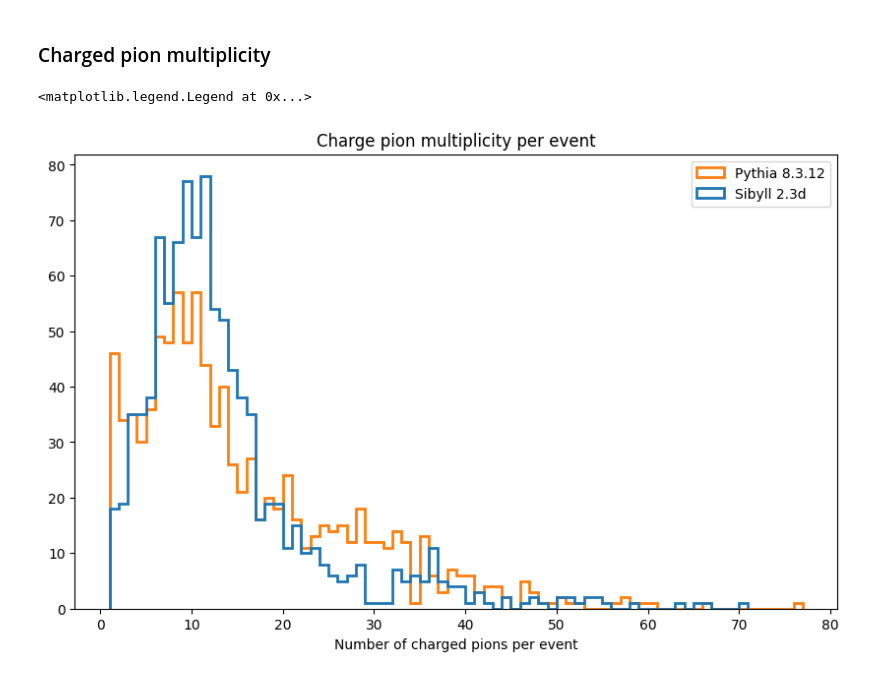
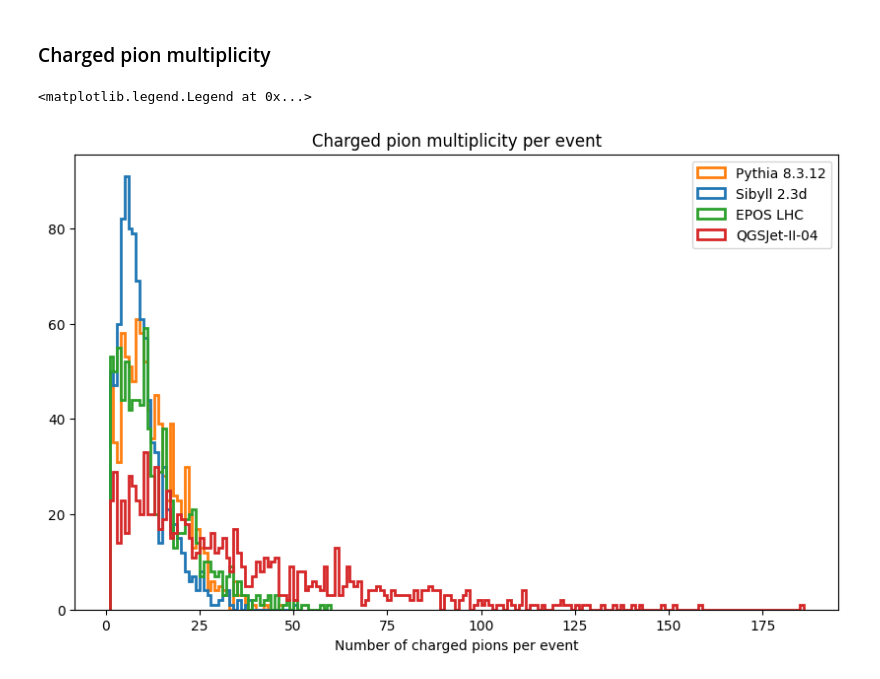
Before and after one commit to gaudu/pythia8312, a Jupyter notebook: examples/compare_corsika8_particle_output.ipynb, the cells around one changed output. Cells and saved outputs as stored; diff of their text form; code cells hidden in the pictures.

Commit message:
update using proton-nitrogen collisions at Elab = 1 PeV for Pythia 8.3.12, Sibyll 2.3d, EPOS-LHC and QGSJET-II.04

```diff
--- a/examples/compare_corsika8_particle_output.ipynb
+++ b/examples/compare_corsika8_particle_output.ipynb
@@ -7,8 +7,13 @@ Files from Felix RIehn for hadronic interaction model dataset: Pythia 8.3.12 and
 # %%
 columns = ["event_number", "particle_stack_entry", "particle_name", "pdg_id", "pseudorapidity", "rapidity", "energy", "px", "py", "pz", "pt", "particle_charge"]
 
-df_pythia = pd.read_csv("compare_c8_pp_output/particles-pythia8-p+-p+-10000GeV-lab.txt", delim_whitespace=True, header=None, names=columns, index_col=False)
-df_sibyll = pd.read_csv("compare_c8_pp_output/particles-sibyll-p+-p+-10000GeV-lab.txt", delim_whitespace=True, header=None, names=columns, index_col=False)
+#df_pythia = pd.read_csv("compare_c8_pp_output/particles-pythia8-p+-p+-10000GeV-lab.txt", delim_whitespace=True, header=None, names=columns, index_col=False)
+#df_sibyll = pd.read_csv("compare_c8_pp_output/particles-sibyll-p+-p+-10000GeV-lab.txt", delim_whitespace=True, header=None, names=columns, index_col=False)
+
+df_pythia = pd.read_csv("compare_c8_pp_output/particles-pythia8-p+-nucleus-1370.34GeV.txt", delim_whitespace=True, header=None, names=columns, index_col=False)
+df_sibyll = pd.read_csv("compare_c8_pp_output/particles-sibyll-p+-nucleus-1370.34GeV.txt", delim_whitespace=True, header=None, names=columns, index_col=False)
+df_epos = pd.read_csv("compare_c8_pp_output/particles-epos-p+-nucleus-1370.34GeV.txt", delim_whitespace=True, header=None, names=columns, index_col=False)
+df_qgsjet = pd.read_csv("compare_c8_pp_output/particles-qgsjet-p+-nucleus-1370.34GeV.txt", delim_whitespace=True, header=None, names=columns, index_col=False)
 # %%
 df_pythia
 # %% [output]
@@ -186,31 +284,45 @@ Text(0.5, 0.98, 'Particle multiplicity distributions by particle type')
 # %%
 charged_pion_pdg_ids = [211, -211]
 charged_pion_charges = [1, -1]
 
 filtered_pythia = df_pythia[
     (df_pythia['pdg_id'].isin(charged_pion_pdg_ids)) &
     (df_pythia['particle_charge'].isin(charged_pion_charges))
 ]
 filtered_sibyll = df_sibyll[
     (df_sibyll['pdg_id'].isin(charged_pion_pdg_ids)) &
     (df_sibyll['particle_charge'].isin(charged_pion_charges))
 ]
+filtered_epos = df_epos[
+    (df_epos['pdg_id'].isin(charged_pion_pdg_ids)) &
+    (df_epos['particle_charge'].isin(charged_pion_charges))
+]
+filtered_qgsjet = df_qgsjet[
+    (df_qgsjet['pdg_id'].isin(charged_pion_pdg_ids)) &
+    (df_qgsjet['particle_charge'].isin(charged_pion_charges))
+]
 
 particle_counts_pythia = filtered_pythia.groupby('event_number').size()
 particle_counts_sibyll = filtered_sibyll.groupby('event_number').size()
+particle_counts_epos = filtered_epos.groupby('event_number').size()
+particle_counts_qgsjet = filtered_qgsjet.groupby('event_number').size()
 
 bin_edges_pythia = get_bin_edges(particle_counts_pythia)
 bin_edges_sibyll = get_bin_edges(particle_counts_sibyll)
+bin_edges_epos = get_bin_edges(particle_counts_epos)
+bin_edges_qgsjet = get_bin_edges(particle_counts_qgsjet)
 
 plt.figure(figsize=(10, 6))
 
 plt.hist(particle_counts_pythia, bins=bin_edges_pythia, histtype='step', linewidth=2, color='tab:orange', label='Pythia 8.3.12')
 plt.hist(particle_counts_sibyll, bins=bin_edges_sibyll, histtype='step', linewidth=2, color='tab:blue', label='Sibyll 2.3d')
+plt.hist(particle_counts_epos, bins=bin_edges_epos, histtype='step', linewidth=2, color='tab:green', label='EPOS LHC')
+plt.hist(particle_counts_qgsjet, bins=bin_edges_qgsjet, histtype='step', linewidth=2, color='tab:red', label='QGSJet-II-04')
 
 plt.xlabel("Number of charged pions per event")
 plt.ylabel("")
-plt.title("Charge pion multiplicity per event")
+plt.title("Charged pion multiplicity per event")
 plt.legend()
 # %% [output]
 <matplotlib.legend.Legend at 0x...>
-[figure, old version]
+[figure, new version]
```
Also changed, not shown: parts of 19 cells of this notebook.
